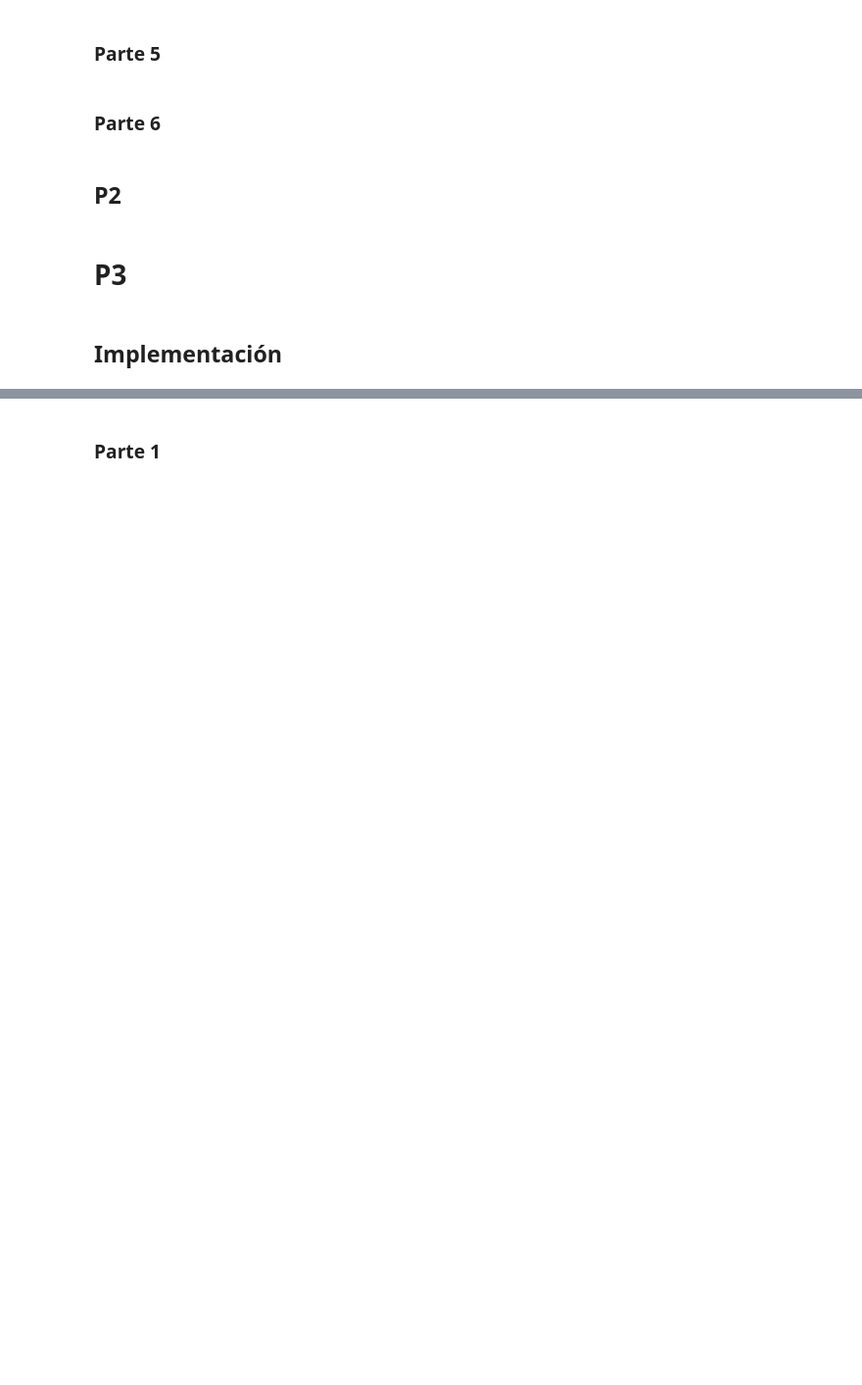
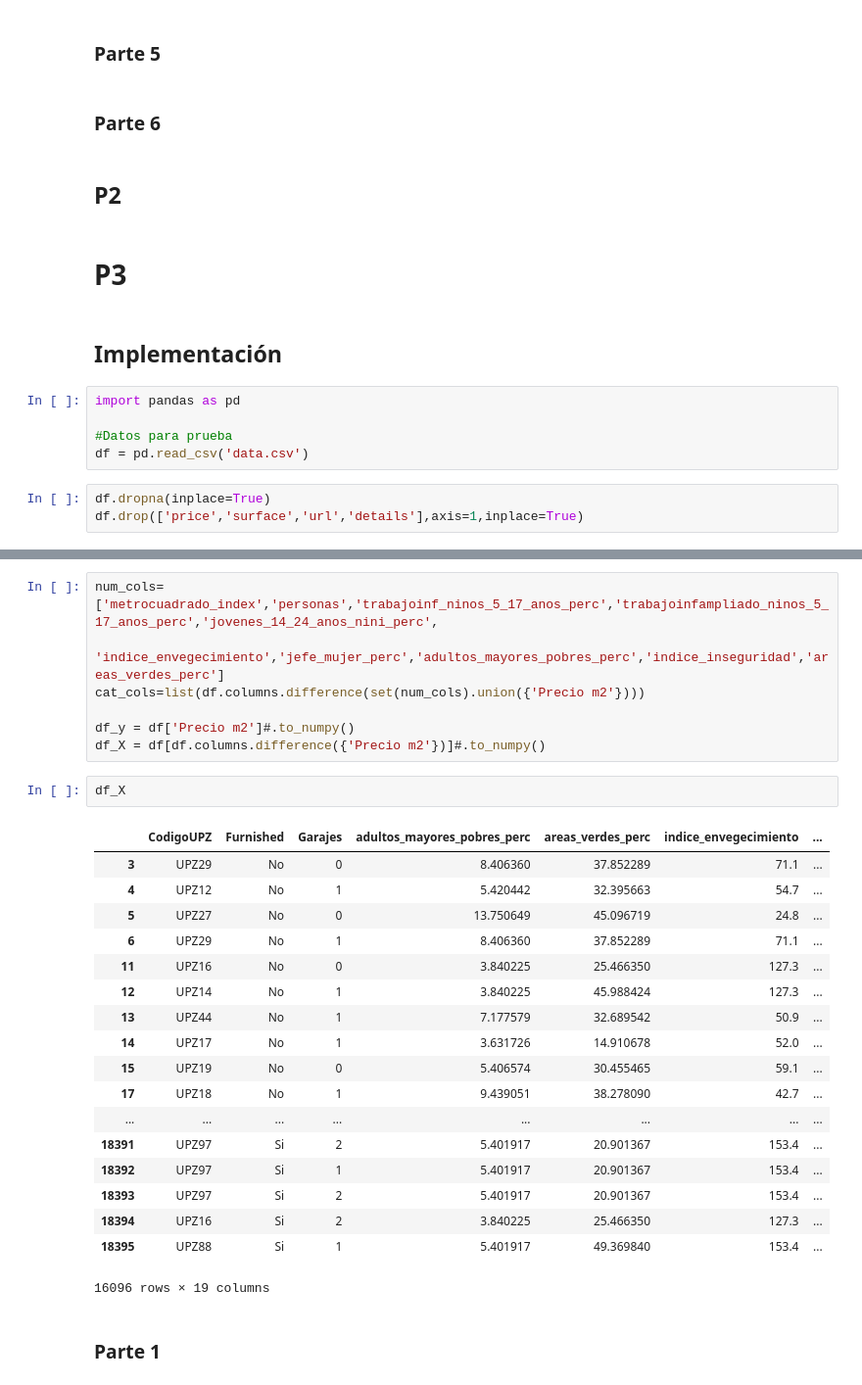
Before and after one commit to pedropereze/Tarea-1, a Jupyter notebook: tarea1.ipynb, the cells around one changed output, grey strips where cells are left out. Shown at 98% size. Cells and saved outputs as stored; diff of their text form; blank space fills up the shorter version.

Commit message:
Se hizo una prueba de la p3 en los datos de data.csv. No funcionó, hay que arreglar pipeline

```diff
--- a/tarea1.ipynb
+++ b/tarea1.ipynb
@@ -447,3 +447,11 @@ data['property'] = data['property'].str.strip()
 # P3
 # %% [markdown]
 ## Implementación
+# %%
+import pandas as pd
+
+#Datos para prueba
+df = pd.read_csv('data.csv')
+# %%
+df.dropna(inplace=True)
+df.drop(['price','surface','url','details'],axis=1,inplace=True)
@@ -450,3 +469,31 @@ data['property'] = data['property'].str.strip()
+# %%
+num_cols=['metrocuadrado_index','personas','trabajoinf_ninos_5_17_anos_perc','trabajoinfampliado_ninos_5_17_anos_perc','jovenes_14_24_anos_nini_perc',
+         'indice_envegecimiento','jefe_mujer_perc','adultos_mayores_pobres_perc','indice_inseguridad','areas_verdes_perc']
+cat_cols=list(df.columns.difference(set(num_cols).union({'Precio m2'})))
+
+df_y = df['Precio m2']#.to_numpy()
+df_X = df[df.columns.difference({'Precio m2'})]#.to_numpy()
+# %%
+df_X
+# %% [output]
+|  | CodigoUPZ | Furnished | Garajes | adultos_mayores_pobres_perc | areas_verdes_perc | indice_envegecimiento | ... |
+| 3 | UPZ29 | No | 0 | 8.406360 | 37.852289 | 71.1 | ... |
+| 4 | UPZ12 | No | 1 | 5.420442 | 32.395663 | 54.7 | ... |
+| 5 | UPZ27 | No | 0 | 13.750649 | 45.096719 | 24.8 | ... |
+| 6 | UPZ29 | No | 1 | 8.406360 | 37.852289 | 71.1 | ... |
+| 11 | UPZ16 | No | 0 | 3.840225 | 25.466350 | 127.3 | ... |
+| 12 | UPZ14 | No | 1 | 3.840225 | 45.988424 | 127.3 | ... |
+| 13 | UPZ44 | No | 1 | 7.177579 | 32.689542 | 50.9 | ... |
+| 14 | UPZ17 | No | 1 | 3.631726 | 14.910678 | 52.0 | ... |
+| 15 | UPZ19 | No | 0 | 5.406574 | 30.455465 | 59.1 | ... |
+| 17 | UPZ18 | No | 1 | 9.439051 | 38.278090 | 42.7 | ... |
+| ... | ... | ... | ... | ... | ... | ... | ... |
+| 18391 | UPZ97 | Si | 2 | 5.401917 | 20.901367 | 153.4 | ... |
+| 18392 | UPZ97 | Si | 1 | 5.401917 | 20.901367 | 153.4 | ... |
+| 18393 | UPZ97 | Si | 2 | 5.401917 | 20.901367 | 153.4 | ... |
+| 18394 | UPZ16 | Si | 2 | 3.840225 | 25.466350 | 127.3 | ... |
+| 18395 | UPZ88 | Si | 1 | 5.401917 | 49.369840 | 153.4 | ... |
+16096 rows × 19 columns
 # %% [markdown]
 ### Parte 1
 # %%
```
Also changed, not shown: parts of 6 cells of this notebook, 1 other file.
